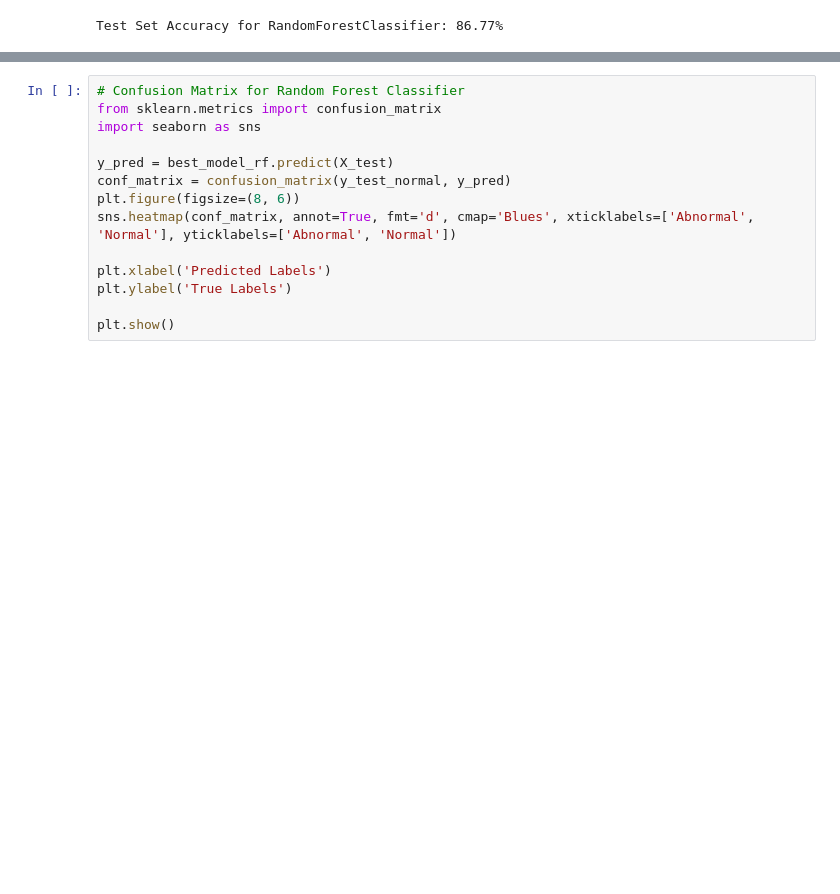
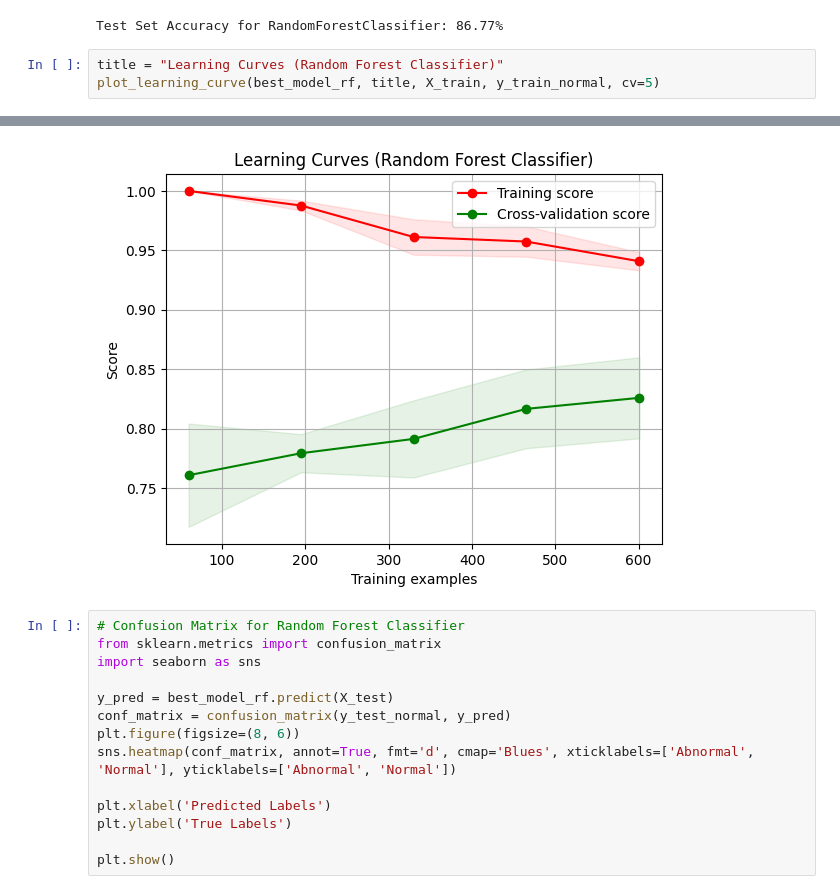
Before and after one commit to Shurtu-gal/heart-classification, a Jupyter notebook: heart_signal_classification.ipynb, the cells around one changed output, grey strips where cells are left out. Drawn from its saved outputs; the diff is of its cells as text; blank space fills up the shorter version.

```diff
--- a/heart_signal_classification.ipynb
+++ b/heart_signal_classification.ipynb
@@ -346,3 +383,7 @@ best_score = best_model_rf.score(X_test, y_test_normal)
 print(f'Test Set Accuracy for RandomForestClassifier: {100*best_score:.2f}%')
 # %% [output]
 Test Set Accuracy for RandomForestClassifier: 86.77%
+# %%
+title = "Learning Curves (Random Forest Classifier)"
+plot_learning_curve(best_model_rf, title, X_train, y_train_normal, cv=5)
+# %% [output]
@@ -349,3 +391,4 @@ Test Set Accuracy for RandomForestClassifier: 86.77%
+[figure, added]
 # %%
 # Confusion Matrix for Random Forest Classifier
 from sklearn.metrics import confusion_matrix
```
Also changed, not shown: parts of 4 cells of this notebook, 1 other file.
